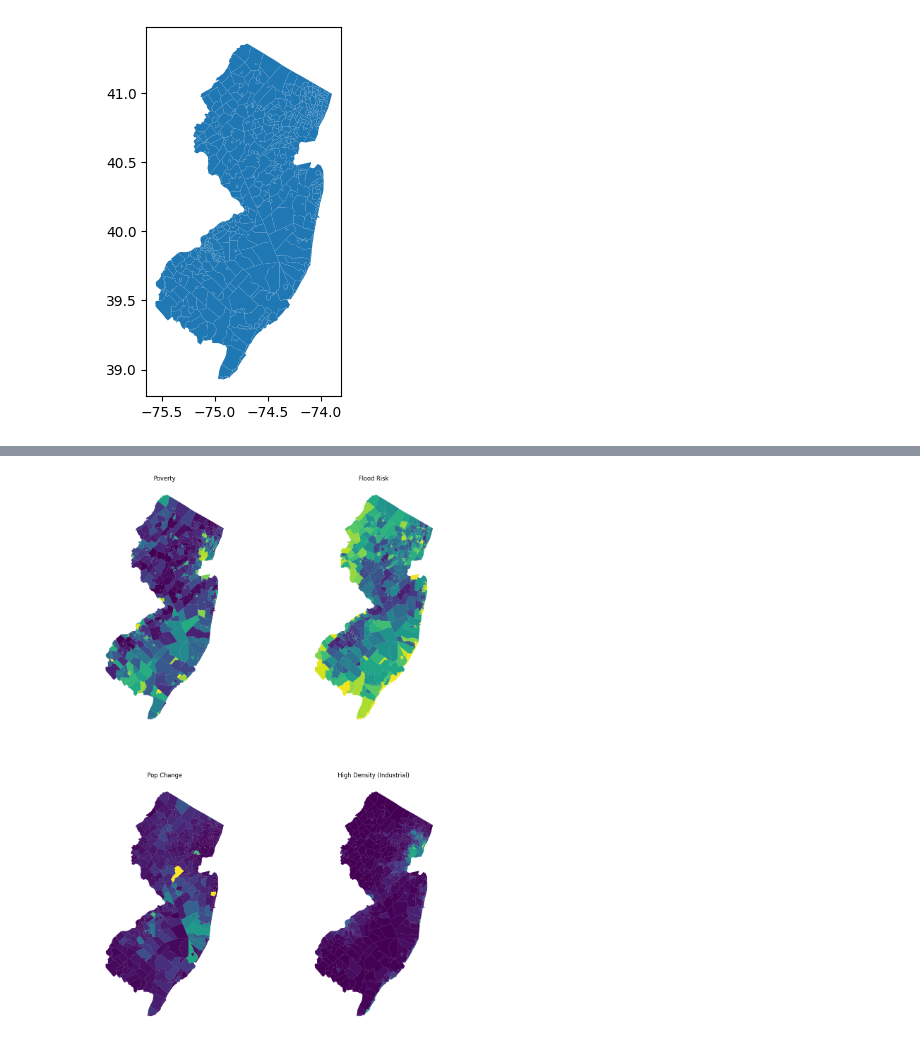
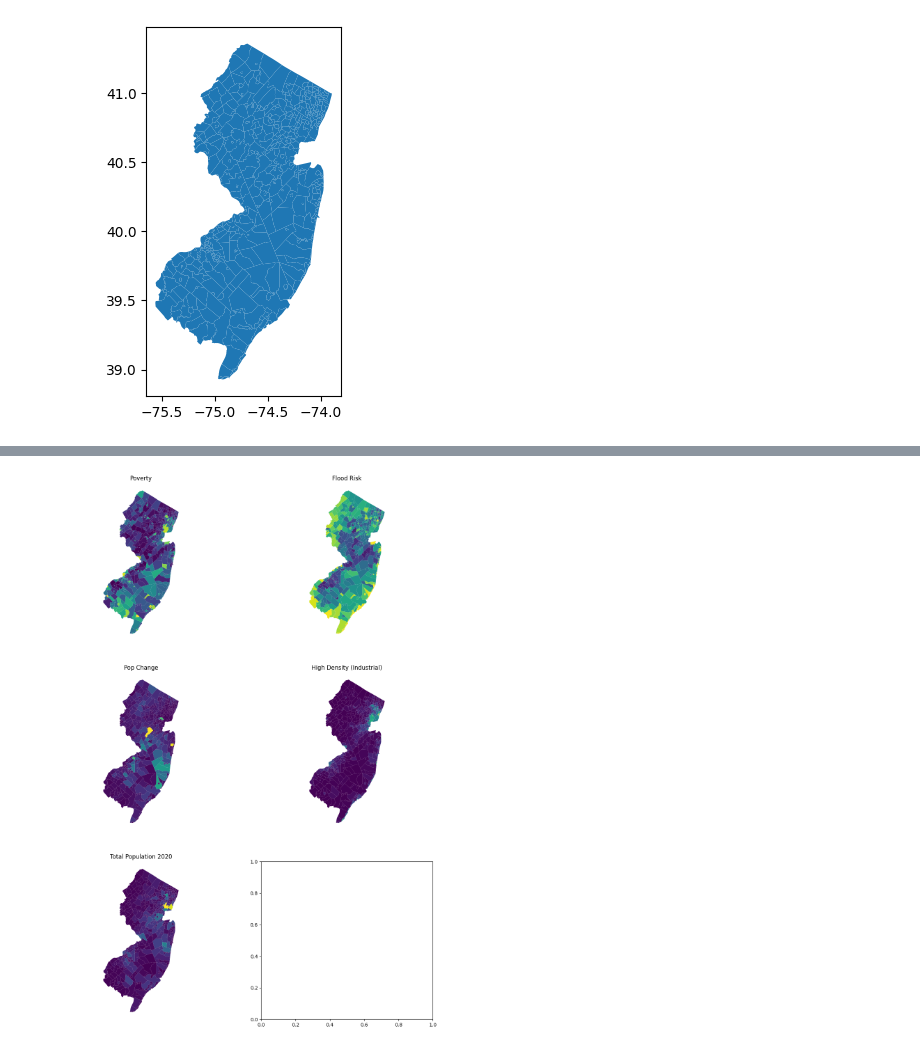
Before and after one commit to nlebovits/mach-superstudio, a Jupyter notebook: notebooks/retreat_index.ipynb, the cells around one changed output, grey strips where cells are left out. Saved outputs shown, nothing was run; the diff lists cells and outputs as text; code cells hidden in the pictures.

```diff
--- a/notebooks/retreat_index.ipynb
+++ b/notebooks/retreat_index.ipynb
@@ -44,7 +53,7 @@ cluster_dat.plot()
 cluster_dat['pct_70_year_pop_change'] = ((cluster_dat['tot_pop_2020'] - cluster_dat['tot_pop_1950']) / cluster_dat['tot_pop_1950']) * 100
 # %%
 # select the following columns: P200_I_PFS, FLD_PFS, pct_thirty_yr_pop_change, geometry
-retreat_index_gdf = cluster_dat[['pov_rt', 'flood_risk', 'pct_70_year_pop_change', 'developed_high_intensity', 'geometry']]
+retreat_index_gdf = cluster_dat[['pov_rt', 'flood_risk', 'pct_70_year_pop_change', 'developed_high_intensity', 'tot_pop_2020', 'geometry']]
 # %%
 retreat_index_gdf.head()
 # %% [output]
@@ -57,25 +66,29 @@ retreat_index_gdf.head()
 # %%
 # plot maps of each of the numeric cols in the retreat_index_gdf
-fig, ax = plt.subplots(2, 2, figsize=(14, 20))
+fig, ax = plt.subplots(3, 2, figsize=(14, 20))
 retreat_index_gdf.plot(column='pov_rt', cmap='viridis', ax=ax[0][0])
 ax[0][0].set_title('Poverty')
 ax[0][0].axis('off')
 
 retreat_index_gdf.plot(column='flood_risk', cmap='viridis', ax=ax[0][1])
 ax[0][1].set_title('Flood Risk')
 ax[0][1].axis('off')
 
 retreat_index_gdf.plot(column='pct_70_year_pop_change', cmap='viridis', ax=ax[1][0])
 ax[1][0].set_title('Pop Change')
 ax[1][0].axis('off')
 
 retreat_index_gdf.plot(column='developed_high_intensity', cmap='viridis', ax=ax[1][1])
 ax[1][1].set_title('High Density (Industrial)')
 ax[1][1].axis('off')
 
+retreat_index_gdf.plot(column='tot_pop_2020', cmap='viridis', ax=ax[2][0])
+ax[2][0].set_title('Total Population 2020')
+ax[2][0].axis('off')
+
 plt.show()
 # %% [output]
-[figure, old version]
+[figure, new version]
 # %%
 # Exclude non-numeric columns
 numeric_cols = retreat_index_gdf.select_dtypes(include=[np.number]).columns
```
Also changed, not shown: parts of 24 cells of this notebook, 4 other files.
